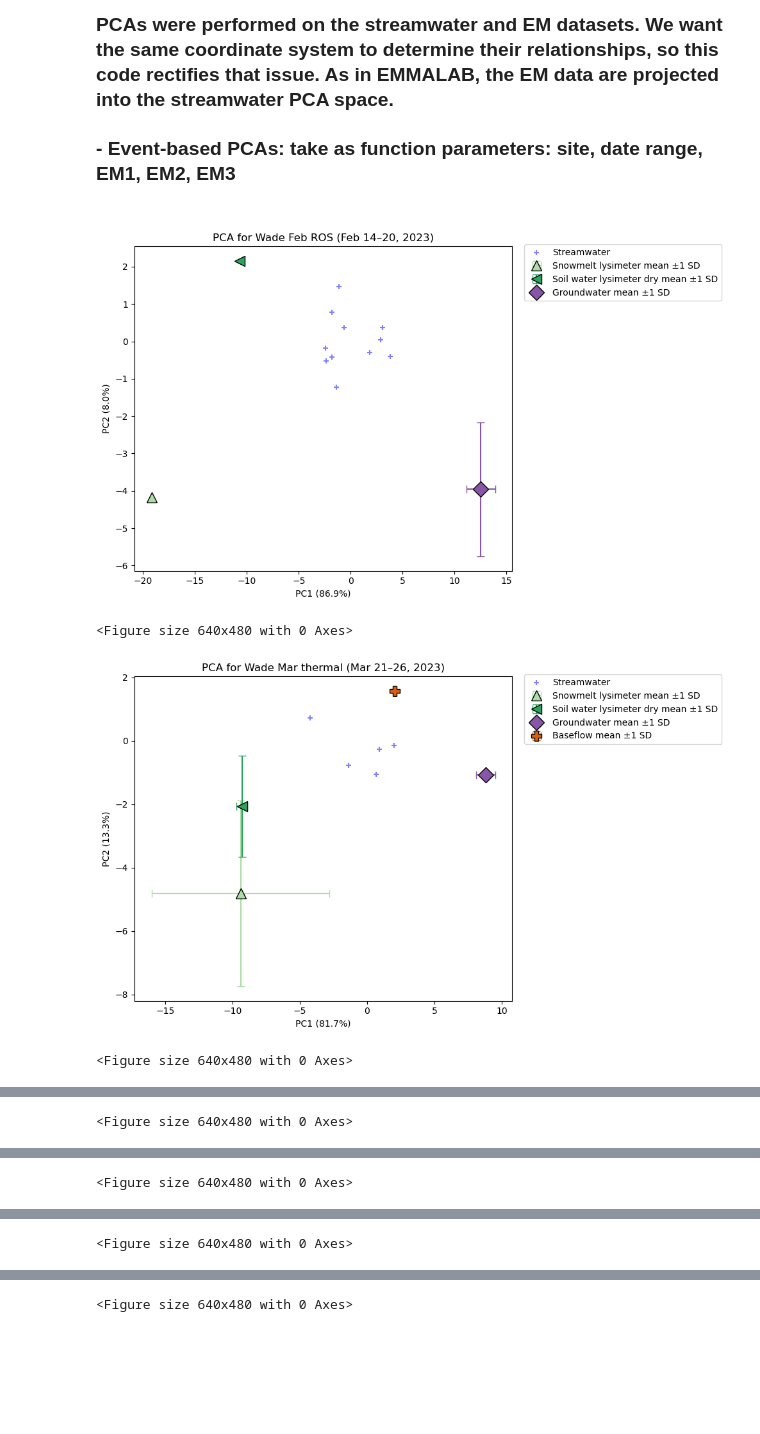
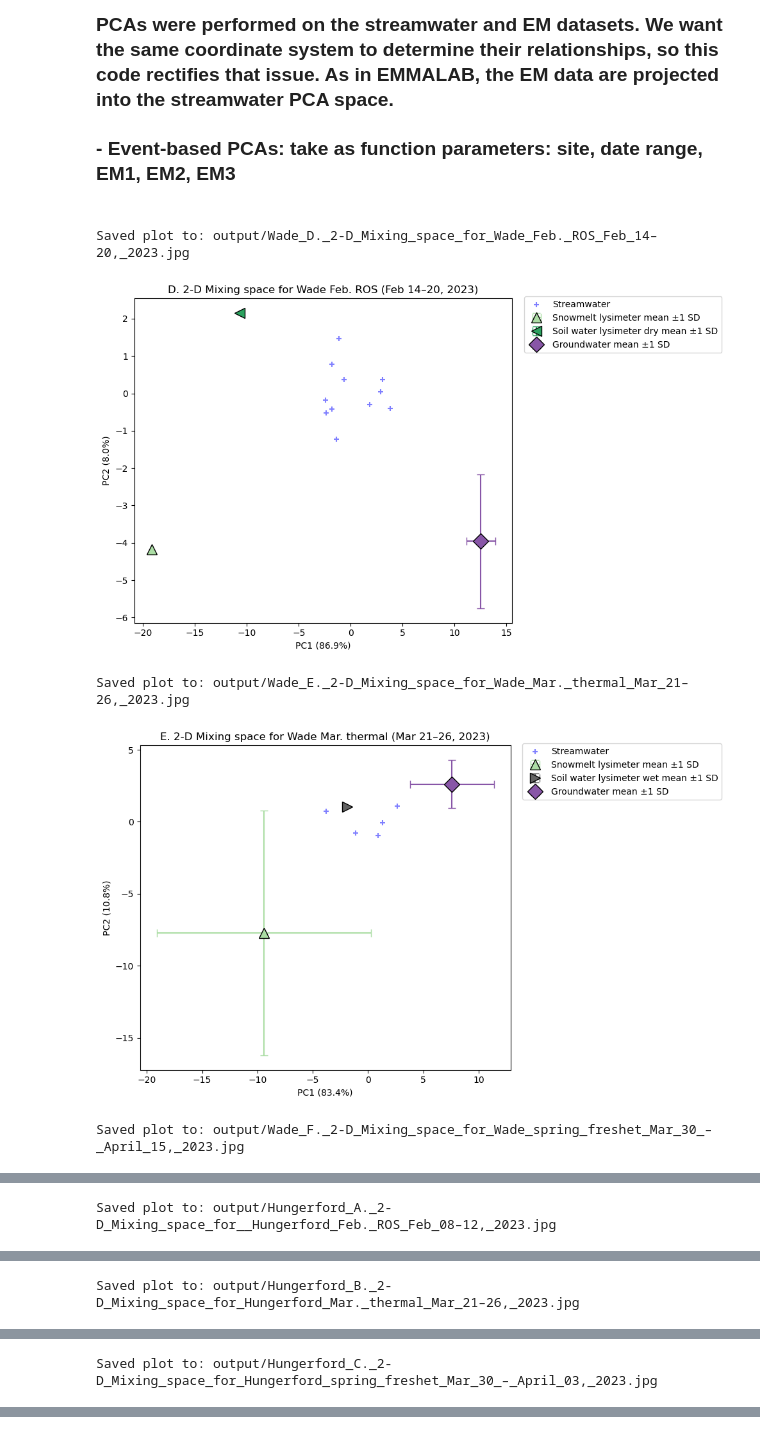
Before and after one commit to MeganEDuffy/EMMA, a Jupyter notebook: EMMA-main/Wade_Hungerford_RI23_event-PCA_error-bars.ipynb, the cells around one changed output, grey strips where cells are left out. Drawn from its saved outputs; the diff is of its cells as text; code cells hidden in the pictures; blank space fills up the shorter version.

```diff
--- a/EMMA-main/Wade_Hungerford_RI23_event-PCA_error-bars.ipynb
+++ b/EMMA-main/Wade_Hungerford_RI23_event-PCA_error-bars.ipynb
@@ -139,15 +139,19 @@ def plot_event_pca_with_avgEM(
     ax.set_ylabel(f"PC2 ({pc2_var:.1f}%)")
 
     ax.set_title(title)
+
+    # --- Save plot as 'output/site_title.jpg' ---
+    # Sanitize filename: replace spaces and parentheses
+    save_event_name = title.replace(" ", "_").replace("(", "").replace(")", "").replace(":", "")
+    filename = f"{site}_{save_event_name}.jpg"
+    output_path = os.path.join("output", filename)
+
+    fig.savefig(output_path, dpi=300)
+    print(f"Saved plot to: {output_path}")
+
     ax.legend(bbox_to_anchor=(1.02, 1.02), loc="upper left")
     plt.tight_layout()
     plt.show()
-
-
-    ax.set_title(title)
-    ax.legend(bbox_to_anchor=(1.02, 1.02), loc="upper left")
-    plt.tight_layout()
-    plt.show()
 # %%
 # Load the full RI23 dataset
 df = pd.read_csv("isco_metadata/LCBP_RI_sample_index/RI23-IC-ICP-isotope-toc-joined.csv")
@@ -170,26 +174,27 @@ plot_event_pca_with_avgEM(
     start_date="2023-02-14",
     end_date="2023-02-20",
     endmember_ids=["RI23-5018", "RI23-5006", "RI23-5000", "RI23-5005"],  # Removed RI23-1032 for now
-    title="PCA for Wade Feb ROS (Feb 14–20, 2023)"
+    title="D. 2-D Mixing space for Wade Feb. ROS (Feb 14–20, 2023)"
 )
 
 # Wade March thermal event
 # Endmembers:
     # RI23-5018 Groundwater Bear Pond 03/10/23
     # RI23-5006 Groundwater High Pond 03/01/23 (could be 03/10/23, doesn't really matter)
-    # RI23-5000 Soil water lysimeter dry 02/15/23
-    # RI23-5005 Snowmelt lysimeter 2/15
-    # RI23-5009 Soil water lysimeter dry 3/16
+    # RI23-5000 Soil water lysimeter dry 02/15/23 (removed)
+    # RI23-5005 Snowmelt lysimeter 2/15 (removed)
+    # RI23-5009 Soil water lysimeter dry 3/16 (removed)
     # RI23-1063 Snowmelt lysimeter 3/28
-    # RI23-1034 Baseflow 3/22
+    # RI23-1034 Baseflow 3/22 (labeled as GW)
+    # RI23-5011 Soil water lysimeter wet 4/12
 
 plot_event_pca_with_avgEM(
     data=df,
     site="Wade",
     start_date="2023-03-21",
     end_date="2023-03-26",
-    endmember_ids=["RI23-5018", "RI23-5006", "RI23-5000", "RI23-5005",  "RI23-5009", "RI23-1063", "RI23-1034"],
-    title="PCA for Wade Mar thermal (Mar 21–26, 2023)"
+    endmember_ids=["RI23-5018", "RI23-5006", "RI23-5005", "RI23-1063", "RI23-1034", "RI23-5011"],
+    title="E. 2-D Mixing space for Wade Mar. thermal (Mar 21–26, 2023)"
 )
 
 # Wade spring freshet
@@ -207,8 +212,8 @@ plot_event_pca_with_avgEM(
     site="Wade",
     start_date="2023-03-30",
     end_date="2023-04-15",
-    endmember_ids=["RI23-5018", "RI23-5006", "RI23-5010", "RI23-1098", "RI23-5011", "RI23-5012", "RI23-1063"],
-    title="PCA for Wade spring freshet (Mar 30 – April 15, 2023)"
+    endmember_ids=["RI23-5018", "RI23-5006", "RI23-5010", "RI23-5011", "RI23-1063", "RI23-5005"],
+    title="F. 2-D Mixing space for Wade spring freshet (Mar 30 – April 15, 2023)"
 )
 
 ##########################
@@ -217,8 +222,8 @@ plot_event_pca_with_avgEM(
 
 # Hungerford Feb ROS event
 # Endmembers:
-    # RI23-5008 Groundwater (Mark's well) 03/16/23
-    # RI23-1001 Baseflow 02/09/23
+    # RI23-5008 Groundwater (Mark's well) 03/16/23 (removed)
+    # RI23-1001 Baseflow 02/09/23 (labeled GW)
     # RI23-5003 Soil water lysimter dry 02/15/23
     # RI23-5002 Snowmelt lysimeter 02/15/23
 
@@ -227,46 +232,47 @@ plot_event_pca_with_avgEM(
     site="Hungerford",
     start_date="2023-02-08",
     end_date="2023-02-12",
-    endmember_ids=["RI23-5008", "RI23-1001", "RI23-5003", "RI23-5002"],
-    title="PCA for Hungerford Feb ROS (Feb 08–12, 2023)"
+    endmember_ids=["RI23-1001", "RI23-5003", "RI23-5002"],
+    title="A. 2-D Mixing space for  Hungerford Feb. ROS (Feb 08–12, 2023)"
 )
 
 # Hungerford March thermal event
 # Endmembers:
     # RI23-5008 Groundwater (Mark's well) 03/16/23
     # RI23-1035 Baseflow 03/31/23
     # RI23-5007 Soil water lysimeter dry 03/16/23
     # RI23-1061 Snowmelt lysimeter 03/28/23
 
 plot_event_pca_with_avgEM(
     data=df,
     site="Hungerford",
     start_date="2023-03-21",
     end_date="2023-03-26",
-    endmember_ids=["RI23-5008", "RI23-5007", "RI23-1061"],  #"RI23-1035", removed for now
-    title="PCA for Hungerford Mar thermal (Mar 21–26, 2023)"
+    endmember_ids=["RI23-1001", "RI23-5008", "RI23-5007", "RI23-1061"],  #"RI23-1035", removed for now
+    title="B. 2-D Mixing space for Hungerford Mar. thermal (Mar 21–26, 2023)"
 )
 
 # Hungerford spring freshet
 # Endmembers:
     # RI23-5008 Groundwater (Mark's well) 03/16/23
     # RI23-1085 Baseflow 03/31/23
     # RI23-5013 Soil water lysimeter wet 04/12/23
     # RI23-5014 Soil water lysimeter dry 04/12/23
     # RI23-5016 Precip 04/13/23
     # RI23-5017 Snowmelt lysimeter 04/12/23
     # RI23-1061 Snowmelt lysimeter 03/28/23
 
 plot_event_pca_with_avgEM(
     data=df,
     site="Hungerford",
     start_date="2023-03-30",
     end_date="2023-04-04",
-    endmember_ids=["RI23-5008", "RI23-5013", "RI23-5014", "RI23-5016", "RI23-5017", "RI23-1061"],  #"RI23-1085", removed for now
-    title="PCA for Hungerford spring freshet (Mar 30 – April 03, 2023)"
+    endmember_ids=["RI23-1001", "RI23-5008", "RI23-5013", "RI23-5014", "RI23-5016", "RI23-5017", "RI23-1061"],  #"RI23-1085", removed for now
+    title="C. 2-D Mixing space for Hungerford spring freshet (Mar 30 – April 03, 2023)"
 )
 # %% [output]
+Saved plot to: output/Wade_D._2-D_Mixing_space_for_Wade_Feb._ROS_Feb_14–20,_2023.jpg
-[figure, old version]
+[figure, new version]
-<Figure size 640x480 with 0 Axes>
+Saved plot to: output/Wade_E._2-D_Mixing_space_for_Wade_Mar._thermal_Mar_21–26,_2023.jpg
-[figure, old version]
+[figure, new version]
-<Figure size 640x480 with 0 Axes>
+Saved plot to: output/Wade_F._2-D_Mixing_space_for_Wade_spring_freshet_Mar_30_–_April_15,_2023.jpg
@@ -274 +280 @@ plot_event_pca_with_avgEM(
-<Figure size 640x480 with 0 Axes>
+Saved plot to: output/Hungerford_A._2-D_Mixing_space_for__Hungerford_Feb._ROS_Feb_08–12,_2023.jpg
@@ -276 +282 @@ plot_event_pca_with_avgEM(
-<Figure size 640x480 with 0 Axes>
+Saved plot to: output/Hungerford_B._2-D_Mixing_space_for_Hungerford_Mar._thermal_Mar_21–26,_2023.jpg
@@ -278 +284 @@ plot_event_pca_with_avgEM(
-<Figure size 640x480 with 0 Axes>
+Saved plot to: output/Hungerford_C._2-D_Mixing_space_for_Hungerford_spring_freshet_Mar_30_–_April_03,_2023.jpg
@@ -280 +285,0 @@ plot_event_pca_with_avgEM(
-<Figure size 640x480 with 0 Axes>
```
Also changed, not shown: parts of 1 cell of this notebook, 12 other files.
